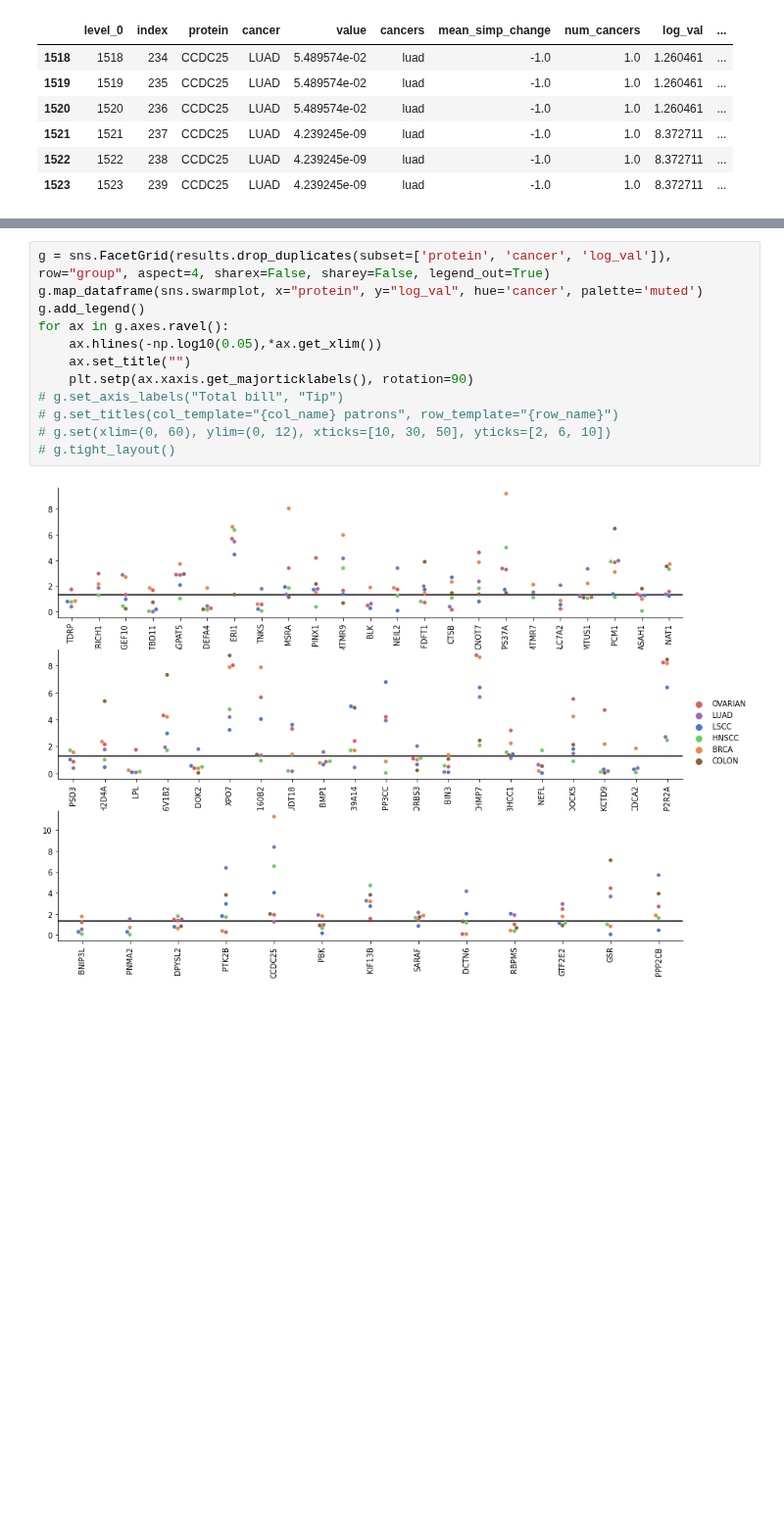
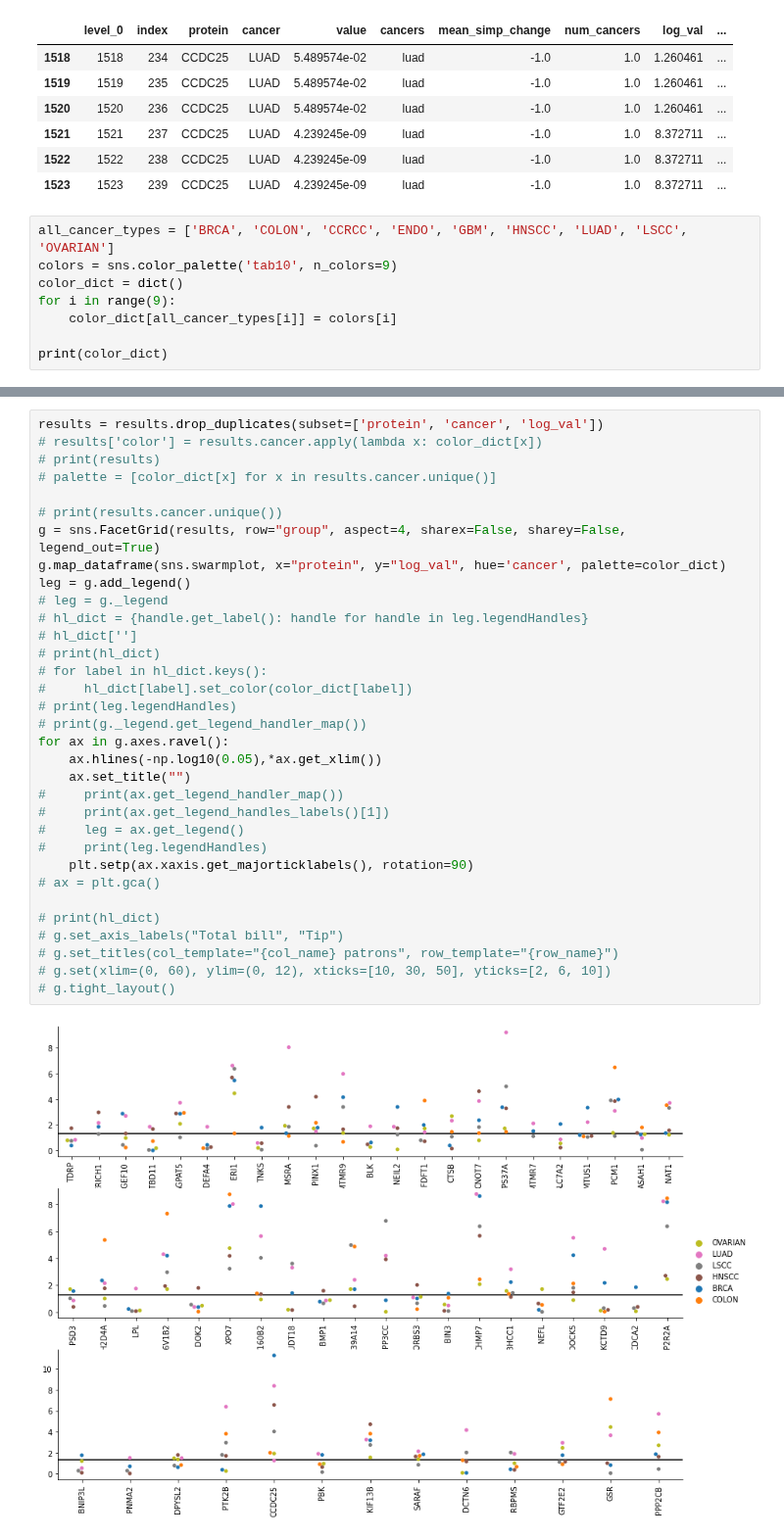
Before and after one commit to PayneLab/pancancerCNV, a Jupyter notebook: chromosome_8/cis_effect_pvalue_plot_8p.ipynb, the cells around one changed output, grey strips where cells are left out. Shown at 98% size. Drawn from its saved outputs; the diff is of its cells as text; blank space fills up the shorter version.

Commit message:
Update make_pvalue_plot
The color of each cancer type is now consistent across all plots.

```diff
--- a/chromosome_8/cis_effect_pvalue_plot_8p.ipynb
+++ b/chromosome_8/cis_effect_pvalue_plot_8p.ipynb
@@ -168,3 +168,11 @@ results[(results.protein == 'CCDC25') & (results.cancer=='LUAD')]
 | 1521 | 1521 | 237 | CCDC25 | LUAD | 4.239245e-09 | luad | -1.0 | 1.0 | 8.372711 | ... |
 | 1522 | 1522 | 238 | CCDC25 | LUAD | 4.239245e-09 | luad | -1.0 | 1.0 | 8.372711 | ... |
 | 1523 | 1523 | 239 | CCDC25 | LUAD | 4.239245e-09 | luad | -1.0 | 1.0 | 8.372711 | ... |
+# %%
+all_cancer_types = ['BRCA', 'COLON', 'CCRCC', 'ENDO', 'GBM', 'HNSCC', 'LUAD', 'LSCC', 'OVARIAN']
+colors = sns.color_palette('tab10', n_colors=9)
+color_dict = dict()
+for i in range(9):
+    color_dict[all_cancer_types[i]] = colors[i]
+
+print(color_dict)
@@ -171,14 +181,35 @@ results[(results.protein == 'CCDC25') & (results.cancer=='LUAD')]
 # %%
-g = sns.FacetGrid(results.drop_duplicates(subset=['protein', 'cancer', 'log_val']), row="group", aspect=4, sharex=False, sharey=False, legend_out=True)
-g.map_dataframe(sns.swarmplot, x="protein", y="log_val", hue='cancer', palette='muted')
-g.add_legend()
+results = results.drop_duplicates(subset=['protein', 'cancer', 'log_val'])
+# results['color'] = results.cancer.apply(lambda x: color_dict[x])
+# print(results)
+# palette = [color_dict[x] for x in results.cancer.unique()]
+
+# print(results.cancer.unique())
+g = sns.FacetGrid(results, row="group", aspect=4, sharex=False, sharey=False, legend_out=True)
+g.map_dataframe(sns.swarmplot, x="protein", y="log_val", hue='cancer', palette=color_dict)
+leg = g.add_legend()
+# leg = g._legend
+# hl_dict = {handle.get_label(): handle for handle in leg.legendHandles}
+# hl_dict['']
+# print(hl_dict)
+# for label in hl_dict.keys():
+#     hl_dict[label].set_color(color_dict[label])
+# print(leg.legendHandles)
+# print(g._legend.get_legend_handler_map())
 for ax in g.axes.ravel():
     ax.hlines(-np.log10(0.05),*ax.get_xlim())
     ax.set_title("")
+#     print(ax.get_legend_handler_map())
+#     print(ax.get_legend_handles_labels()[1])
+#     leg = ax.get_legend()
+#     print(leg.legendHandles)
     plt.setp(ax.xaxis.get_majorticklabels(), rotation=90)
+# ax = plt.gca()
+
+# print(hl_dict)
 # g.set_axis_labels("Total bill", "Tip")
 # g.set_titles(col_template="{col_name} patrons", row_template="{row_name}")
 # g.set(xlim=(0, 60), ylim=(0, 12), xticks=[10, 30, 50], yticks=[2, 6, 10])
 # g.tight_layout()
 # %% [output]
-[figure, old version]
+[figure, new version]
```
Also changed, not shown: parts of 2 cells of this notebook, 3 other files.
